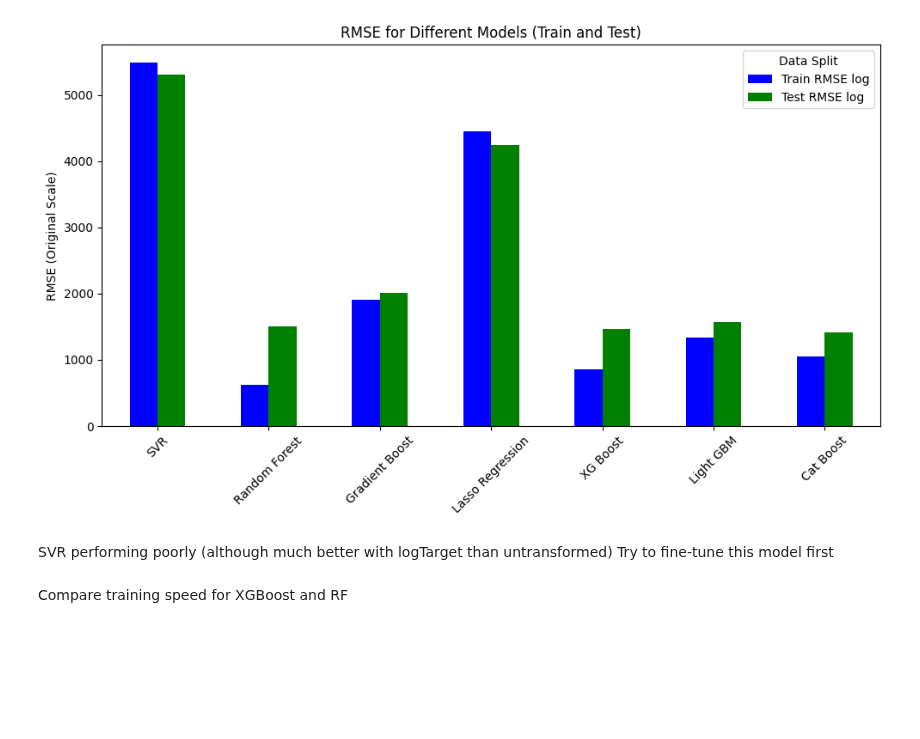
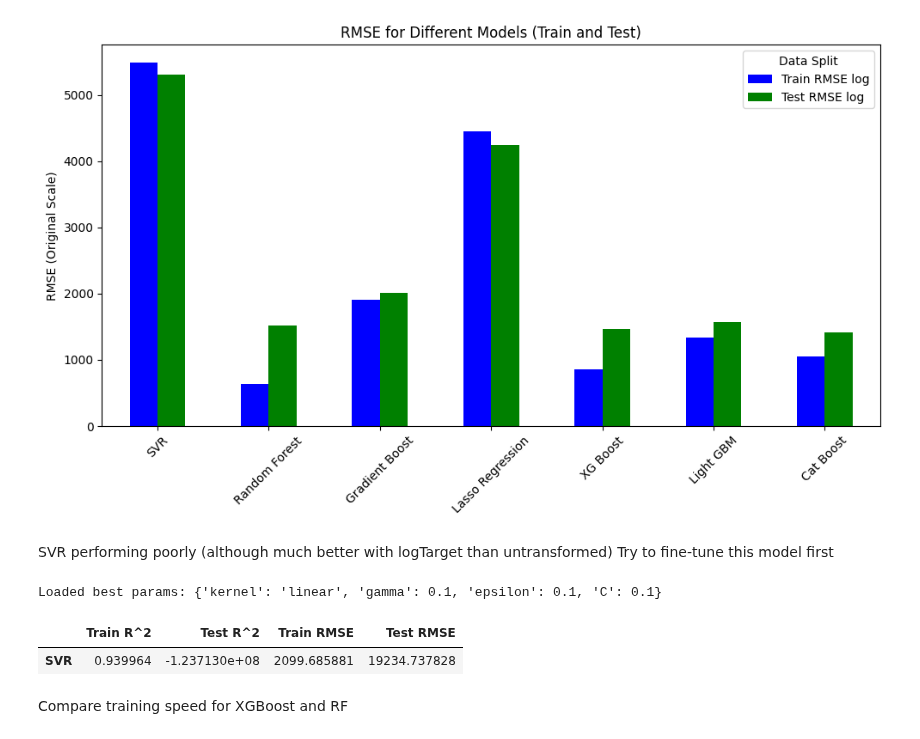
Before and after one commit to balintstewart77/magnimind-assignments, a Jupyter notebook: Auto_scout/auto_scout_part6_estimators.ipynb, the cells around one changed output. Drawn from its saved outputs; the diff is of its cells as text; code cells hidden in the pictures; blank space fills up the shorter version.

```diff
--- a/Auto_scout/auto_scout_part6_estimators.ipynb
+++ b/Auto_scout/auto_scout_part6_estimators.ipynb
@@ -317,29 +319,73 @@ plt.show()
 SVR performing poorly (although much better with logTarget than untransformed)
 Try to fine-tune this model first
 # %%
-# Create a pipeline with scaling
-# pipe = make_pipeline(StandardScaler(), SVR())
+run_gridsearch = False
+# initialize model
+svr_model = SVR()
 
-# # Define the parameter grid
-# param_grid = {
-#     'svr__kernel': ['rbf', 'linear', 'poly'],
-#     'svr__C': [0.1, 1, 10, 100],
-#     'svr__gamma': [0.01, 0.1, 1, 10],
-#     'svr__epsilon': [0.01, 0.1, 0.5, 1]
-# }
+# Define the parameter grid
+param_grid = {
+     'kernel': ['rbf', 'linear', 'poly'],
+     'C': [0.1, 1, 10, 100],
+     'gamma': [0.01, 0.1, 1, 10],
+     'epsilon': [0.01, 0.1, 0.5, 1]
+}
 
-# from sklearn.model_selection import RandomizedSearchCV
+if run_gridsearch:
+    # Perform randomized search with cross-validation
+    randomized_search = RandomizedSearchCV(svr_model, param_grid, n_iter=20, cv=3, scoring='r2', verbose=1, n_jobs=-1, random_state=42)
+    randomized_search.fit(X_train_scaled, y_train_log)
 
-# # Perform randomized search with cross-validation
-# randomized_search = RandomizedSearchCV(pipe, param_grid, n_iter=20, cv=3, scoring='r2', verbose=1)
-# randomized_search.fit(X_train, y_train_log)
+    # Save the best parameters to avoid rerunning
+    best_params = randomized_search.best_params_
+    with open('best_params.json', 'w') as f:
+        json.dump(best_params, f)
 
-# ## Access the results
-# results = randomized_search.cv_results_
+    print(f"Best Parameters: {best_params}")
 
-# # Print the best parameters and score
-# print("Best Parameters:", randomized_search.best_params_)
-# print("Best R2 Score (Validation):", randomized_search.best_score_)
+    # Print best score
+    print(f"Best R2 Score (Validation): {randomized_search.best_score_}")
+else:
+    # Load the best parameters if grid search is skipped
+    with open('best_params.json', 'r') as f:
+        best_params = json.load(f)
+
+    print("Loaded best params:", best_params)
+# %% [output]
+Loaded best params: {'kernel': 'linear', 'gamma': 0.1, 'epsilon': 0.1, 'C': 0.1}
+# %%
+# aply optimal parameters for svr model
+svr_model_ft = SVR(kernel= 'linear', gamma = 0.1, epsilon = 0.1, C = 0.1)
+
+# fit the model
+svr_model_ft.fit(X_train_scaled, y_train_log)
+# make predictions on the training data and the test data
+y_train_pred_log = svr_model_ft.predict(X_train_scaled)
+y_test_pred_log = svr_model_ft.predict(X_test)
+# Inverse log transform the predictions and the true values to original scale, so can compare RMSE values across log and non-transformed target variable
+y_train_pred_original = np.exp(y_train_pred_log)
+y_test_pred_original = np.exp(y_test_pred_log)
+y_train_original = np.exp(y_train_log)
+y_test_original = np.exp(y_test_log)
+# Gather evaluation metrics mean_squared_error and r2_score on both train and test datasets
+train_r2 = r2_score(y_train_log, y_train_pred_log)
+test_r2 = r2_score(y_test_log, y_test_pred_log)
+train_MSE = mean_squared_error(y_train_original, y_train_pred_original)
+test_MSE = mean_squared_error(y_test_original, y_test_pred_original)
+train_RMSE = np.sqrt(train_MSE)
+test_RMSE = np.sqrt(test_MSE)
+
+results = {
+        'Train R^2':train_r2,
+        'Test R^2':test_r2,
+        'Train RMSE':train_RMSE,
+        'Test RMSE': test_RMSE
+    }
+SVR_tuned = pd.DataFrame(results, index=['SVR'])
+SVR_tuned
+# %% [output]
+|  | Train R^2 | Test R^2 | Train RMSE | Test RMSE |
+| SVR | 0.939964 | -1.237130e+08 | 2099.685881 | 19234.737828 |
 # %% [markdown]
 Compare training speed for XGBoost and RF
 # %%
```
Also changed, not shown: parts of 6 cells of this notebook, 6 other files.
